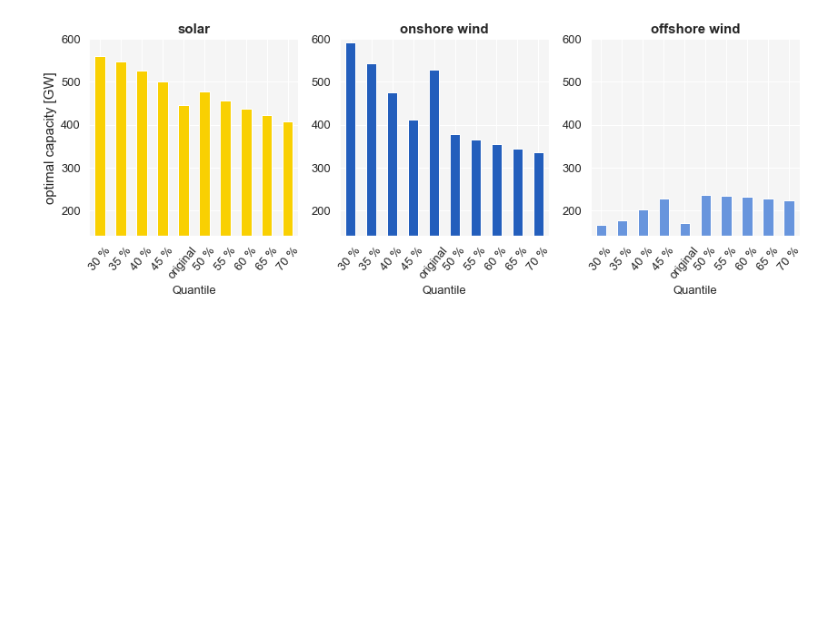
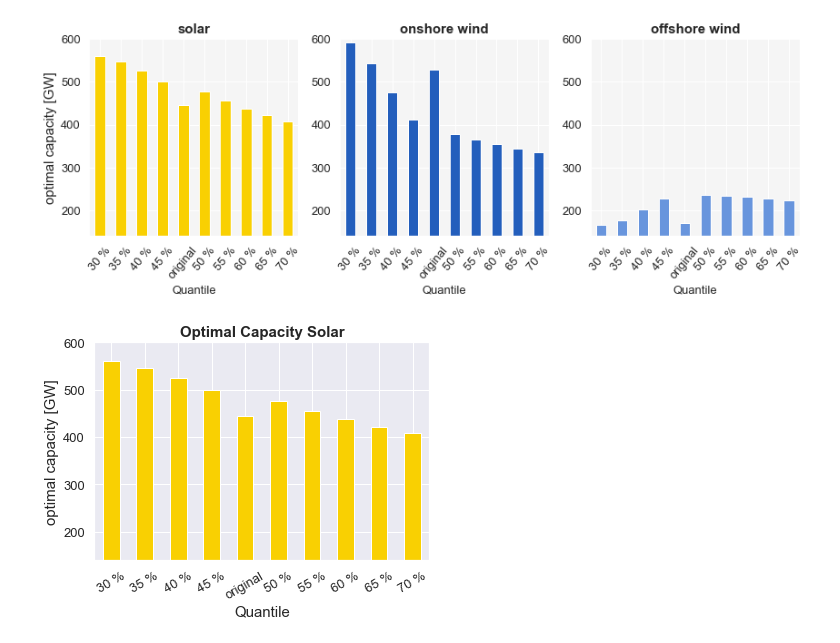
Before and after one commit to fitzthomas/ma_probabilistic_forecasts, a Jupyter notebook: forecast_analysis_thesis.ipynb, the cells around one changed output. Drawn from its saved outputs; the diff is of its cells as text; code cells hidden in the pictures; blank space fills up the shorter version.

Commit message:
Changes on plots

```diff
--- a/forecast_analysis_thesis.ipynb
+++ b/forecast_analysis_thesis.ipynb
@@ -849,3 +833,16 @@ plt.savefig("results/plots/optimal_capacity.png", bbox_inches="tight")
 plt.show()
 # %% [output]
 [figure]
+# %%
+solar_cap = capacities["solar"]
+solar_cap.plot.bar(color=no.carriers.loc["solar"].color)
+plt.xticks(fontsize=13, rotation=30)
+plt.yticks(fontsize=13)
+plt.ylim([140, 600])
+plt.ylabel("optimal capacity [GW]", fontsize=15)
+plt.xlabel("Quantile", fontsize=15)
+plt.title("Optimal Capacity Solar", fontsize=15, fontweight="bold")
+plt.savefig("results/plots/optimal_capacity_solar.png", bbox_inches="tight")
+plt.show()
+# %% [output]
+[figure, added]
```
Also changed, not shown: parts of 30 cells of this notebook, 1 other file.
